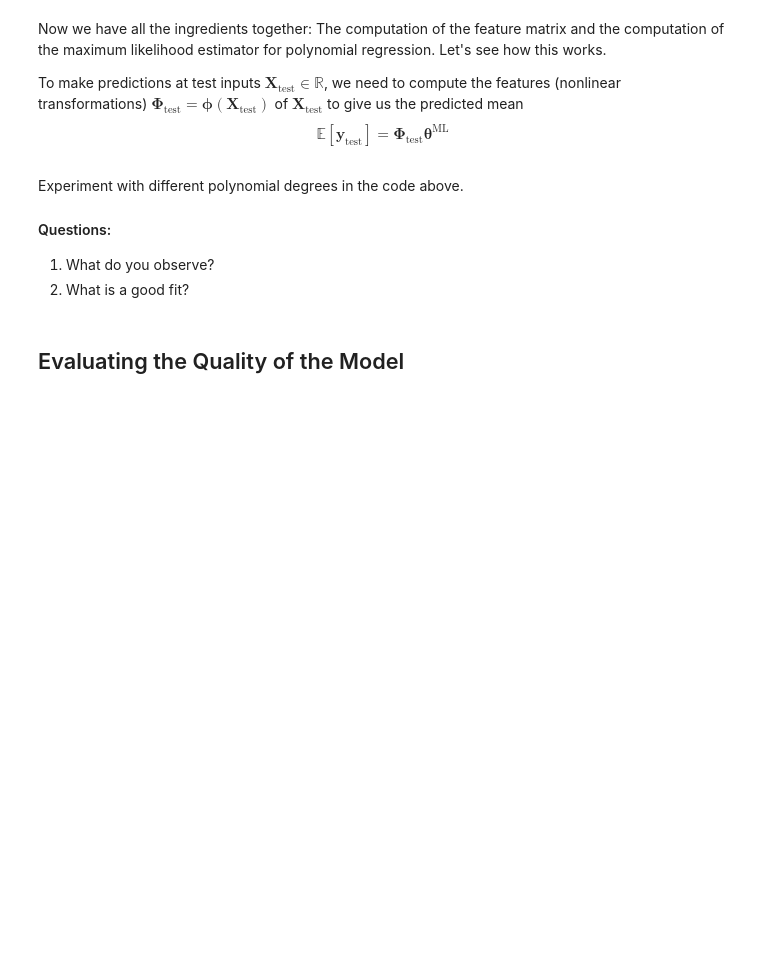
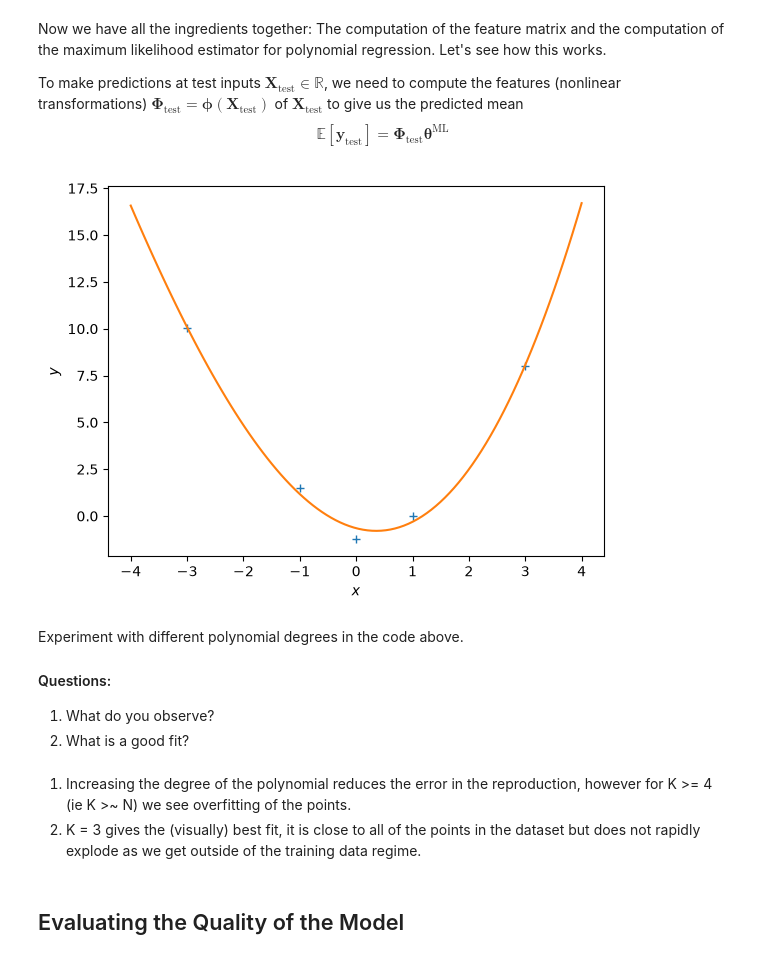
Before and after one commit to andrewtplatt/aims-machine-learning-mt26, a Jupyter notebook: practical-L1-L2/tutorial_linear_regression.ipynb, the cells around one changed output. Saved outputs shown, nothing was run; the diff lists cells and outputs as text; code cells hidden in the pictures; blank space fills up the shorter version.

```diff
--- a/practical-L1-L2/tutorial_linear_regression.ipynb
+++ b/practical-L1-L2/tutorial_linear_regression.ipynb
@@ -224,10 +257,11 @@ def poly_features(X, K):
     N = X.shape[0]
 
     #initialize Phi
-    Phi = np.zeros((N, K+1))
+    Phi = np.ones((N, K+1))
 
     # Compute the feature matrix in stages
-    Phi = np.zeros((N, K+1)) ## <-- EDIT THIS LINE
+    for i in range(1, K + 1):
+        Phi[:, i] = np.power(X, i)
     return Phi
 # %% [markdown]
 With this feature matrix we get the maximum likelihood estimator as
@@ -250,8 +284,10 @@ def nonlinear_features_maximum_likelihood(Phi, y):
     D = Phi.shape[1]
 
     # maximum likelihood estimate
-    theta_ml = np.zeros((D,1)) ## <-- EDIT THIS LINE
-
+    theta_ml = np.linalg.solve(
+        Phi.T @ Phi + kappa * np.eye(D),
+        Phi.T @ y
+    )
 
     return theta_ml
 # %% [markdown]
@@ -262,29 +298,34 @@ $$
 \mathbb{E}[\boldsymbol y_{\text{test}}] = \boldsymbol \Phi_{\text{test}}\boldsymbol\theta^{\text{ML}}
 $$
 # %%
-K = 5 # Define the degree of the polynomial we wish to fit
+K = 3 # Define the degree of the polynomial we wish to fit
 Phi = poly_features(X, K) # N x (K+1) feature matrix
 
 theta_ml = nonlinear_features_maximum_likelihood(Phi, y) # maximum likelihood estimator
 
 # test inputs
 Xtest = np.linspace(-4,4,100).reshape(-1,1)
 
 # feature matrix for test inputs
 Phi_test = poly_features(Xtest, K)
 
 y_pred = Phi_test @ theta_ml # predicted y-values
 
 plt.figure()
 plt.plot(X, y, '+')
 plt.plot(Xtest, y_pred)
 plt.xlabel("$x$")
 plt.ylabel("$y$");
+# %% [output]
+[figure, added]
 # %% [markdown]
 Experiment with different polynomial degrees in the code above.
 #### Questions:
 1. What do you observe?
 2. What is a good fit?
+# %% [markdown]
+1. Increasing the degree of the polynomial reduces the error in the reproduction, however for K >= 4 (ie K >~ N) we see overfitting of the points.
+2. K = 3 gives the (visually) best fit, it is close to all of the points in the dataset but does not rapidly explode as we get outside of the training data regime.
 # %% [markdown]
 ## Evaluating the Quality of the Model
 # %% [markdown]
```
Also changed, not shown: parts of 38 cells of this notebook, 2 other files.
